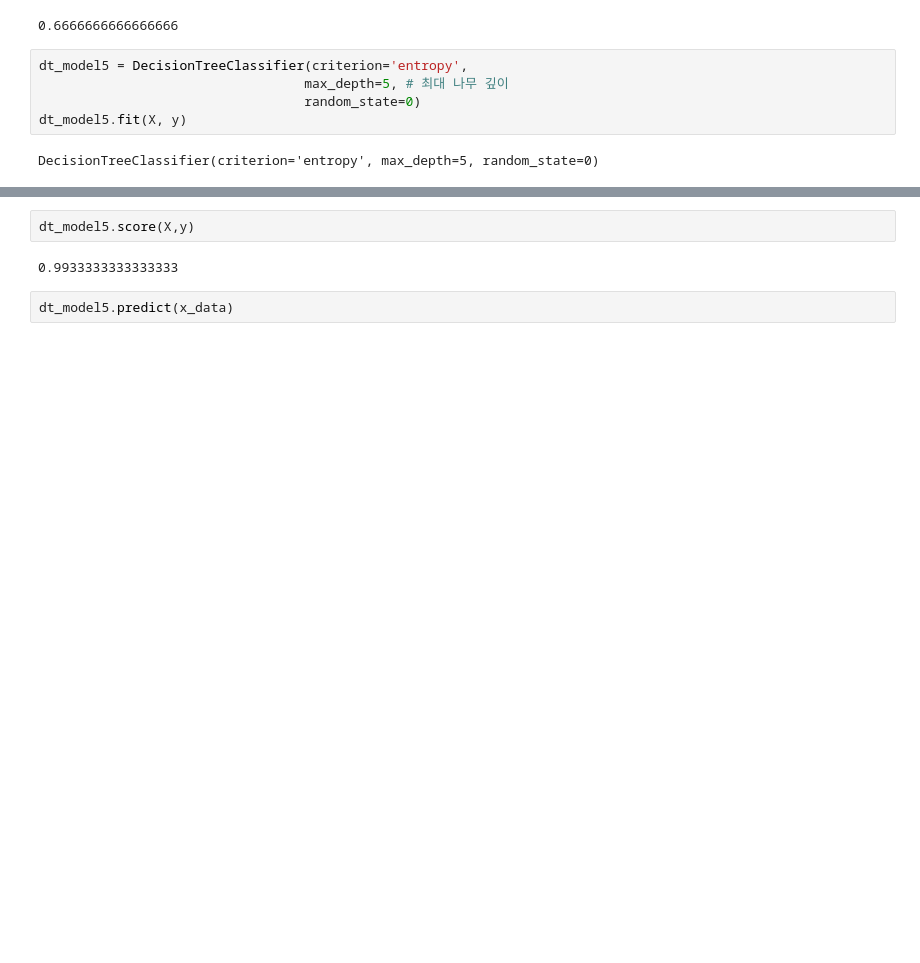
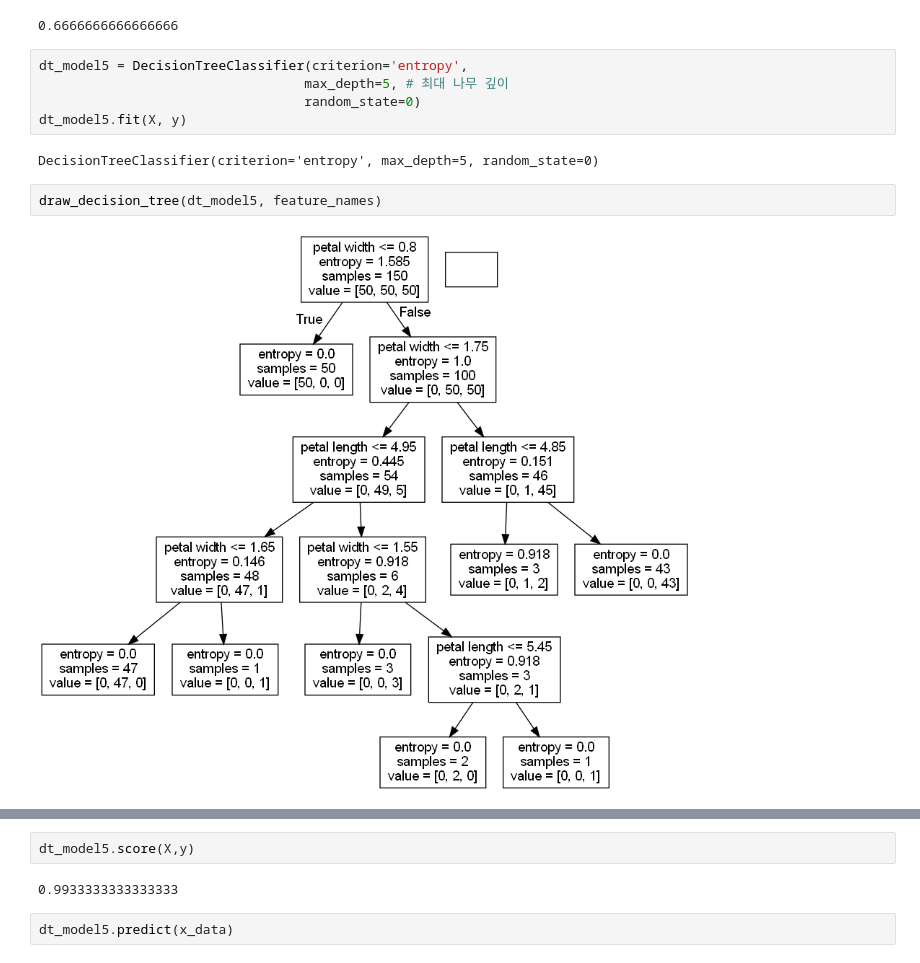
Before and after one commit to OKz4p/ai, a Jupyter notebook: source/08_MachineLearning/3장_분류분석.ipynb, the cells around one changed output, grey strips where cells are left out. Cells and saved outputs as stored; diff of their text form; blank space fills up the shorter version.

```diff
--- a/source/08_MachineLearning/3장_분류분석.ipynb
+++ b/source/08_MachineLearning/3장_분류분석.ipynb
@@ -356,3 +408,7 @@ dt_model5 = DecisionTreeClassifier(criterion='entropy',
 dt_model5.fit(X, y)
 # %% [output]
 DecisionTreeClassifier(criterion='entropy', max_depth=5, random_state=0)
+# %%
+draw_decision_tree(dt_model5, feature_names)
+# %% [output]
+[figure, added]
```
Also changed, not shown: parts of 57 cells of this notebook, 1 other file.
